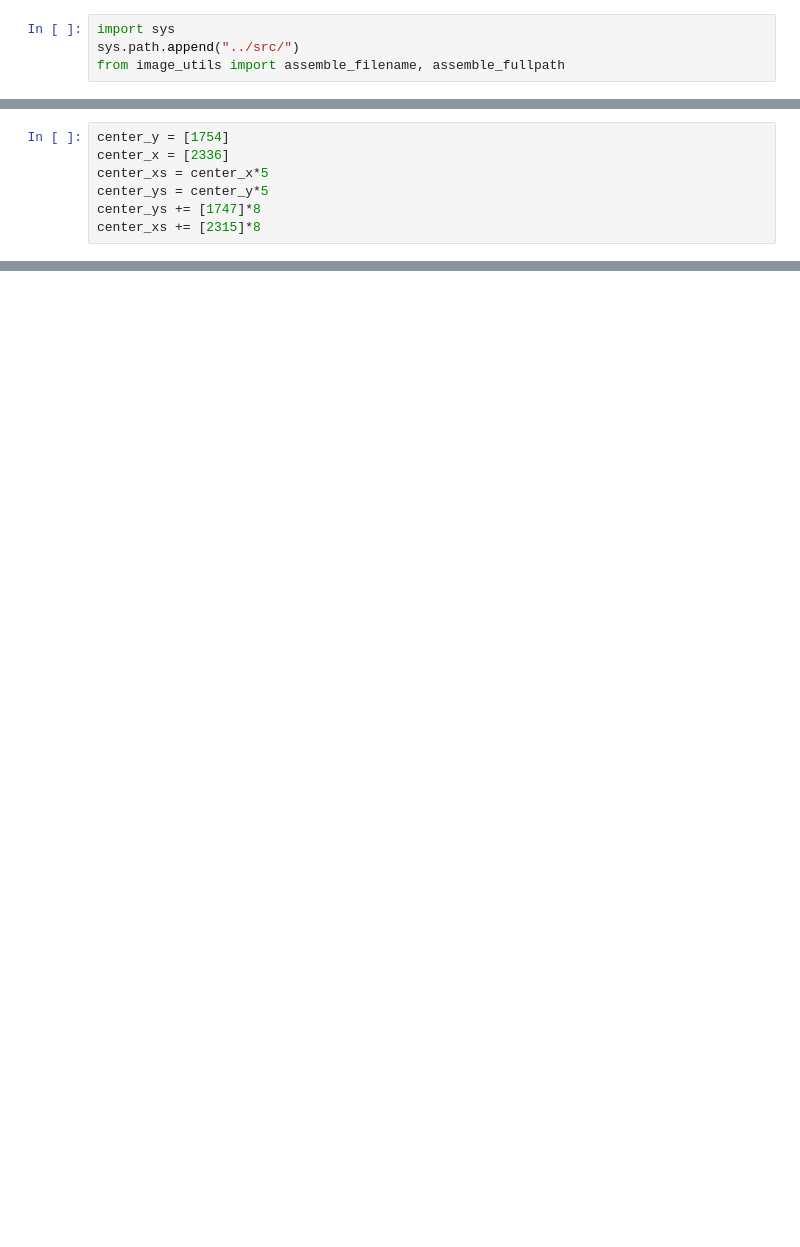
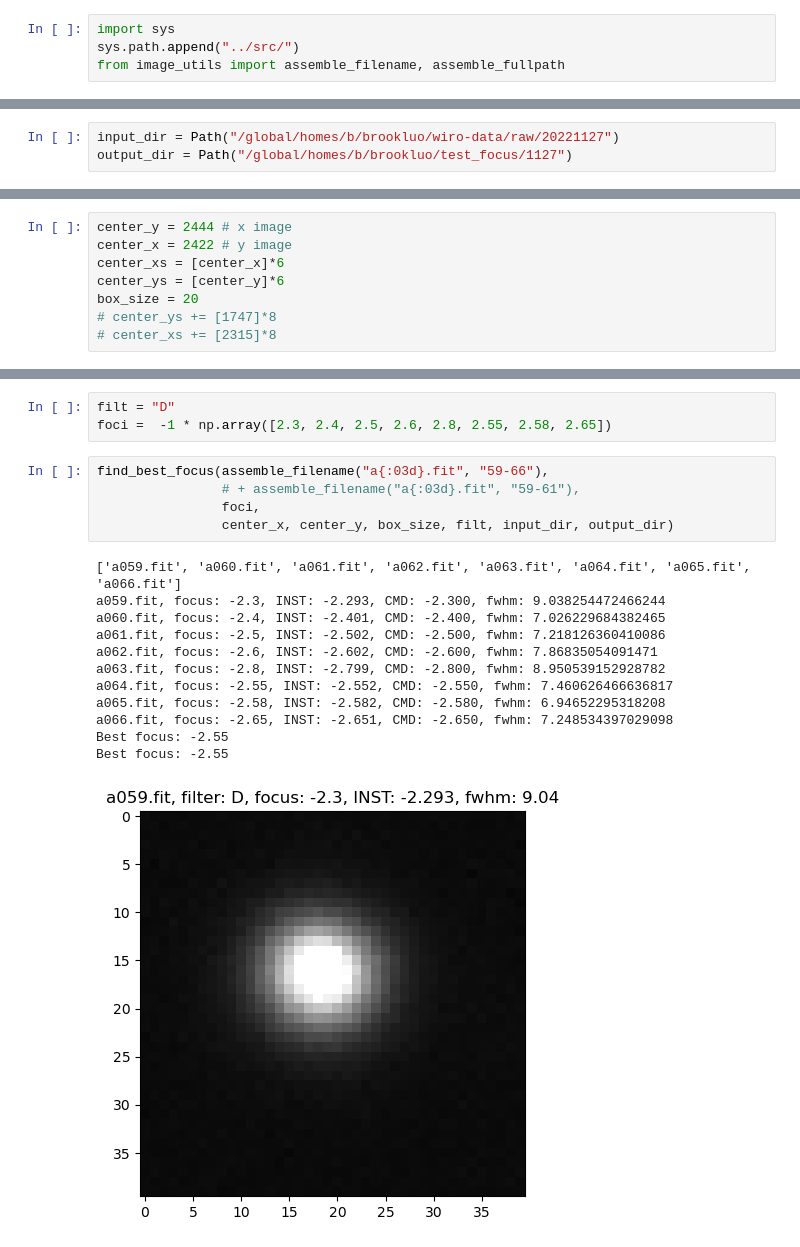
Before and after one commit to Brookluo/WIRO-observation, a Jupyter notebook: focus/test_focus.ipynb, the cells around one changed output, grey strips where cells are left out. Drawn from its saved outputs; the diff is of its cells as text; blank space fills up the shorter version.

```diff
--- a/focus/test_focus.ipynb
+++ b/focus/test_focus.ipynb
@@ -11,0 +11,3 @@ output_dir = Path("/Users/yufengluo/Research/desi/WIRO-observation/focus/2022092
+# %%
+input_dir = Path("/global/homes/b/brookluo/wiro-data/raw/20221127")
+output_dir = Path("/global/homes/b/brookluo/test_focus/1127")
@@ -15,8 +20,9 @@ importlib.reload(find_best_focus)
 from find_best_focus import find_best_focus
 # %%
-center_y = [1754]
-center_x = [2336]
-center_xs = center_x*5
-center_ys = center_y*5
-center_ys += [1747]*8
-center_xs += [2315]*8
+center_y = 2444 # x image
+center_x = 2422 # y image
+center_xs = [center_x]*6
+center_ys = [center_y]*6
+box_size = 20
+# center_ys += [1747]*8
+# center_xs += [2315]*8
@@ -54,0 +29,21 @@ Best focus: -2.52
+# %%
+filt = "D"
+foci =  -1 * np.array([2.3, 2.4, 2.5, 2.6, 2.8, 2.55, 2.58, 2.65])
+# %%
+find_best_focus(assemble_filename("a{:03d}.fit", "59-66"),
+                # + assemble_filename("a{:03d}.fit", "59-61"),
+                foci,
+                center_x, center_y, box_size, filt, input_dir, output_dir)
+# %% [output]
+['a059.fit', 'a060.fit', 'a061.fit', 'a062.fit', 'a063.fit', 'a064.fit', 'a065.fit', 'a066.fit']
+a059.fit, focus: -2.3, INST: -2.293, CMD: -2.300, fwhm: 9.038254472466244
+a060.fit, focus: -2.4, INST: -2.401, CMD: -2.400, fwhm: 7.026229684382465
+a061.fit, focus: -2.5, INST: -2.502, CMD: -2.500, fwhm: 7.218126360410086
+a062.fit, focus: -2.6, INST: -2.602, CMD: -2.600, fwhm: 7.86835054091471
+a063.fit, focus: -2.8, INST: -2.799, CMD: -2.800, fwhm: 8.950539152928782
+a064.fit, focus: -2.55, INST: -2.552, CMD: -2.550, fwhm: 7.460626466636817
+a065.fit, focus: -2.58, INST: -2.582, CMD: -2.580, fwhm: 6.94652295318208
+a066.fit, focus: -2.65, INST: -2.651, CMD: -2.650, fwhm: 7.248534397029098
+Best focus: -2.55
+Best focus: -2.55
+[figure, added]
```
Also changed, not shown: parts of 15 cells of this notebook, 9 other files.
